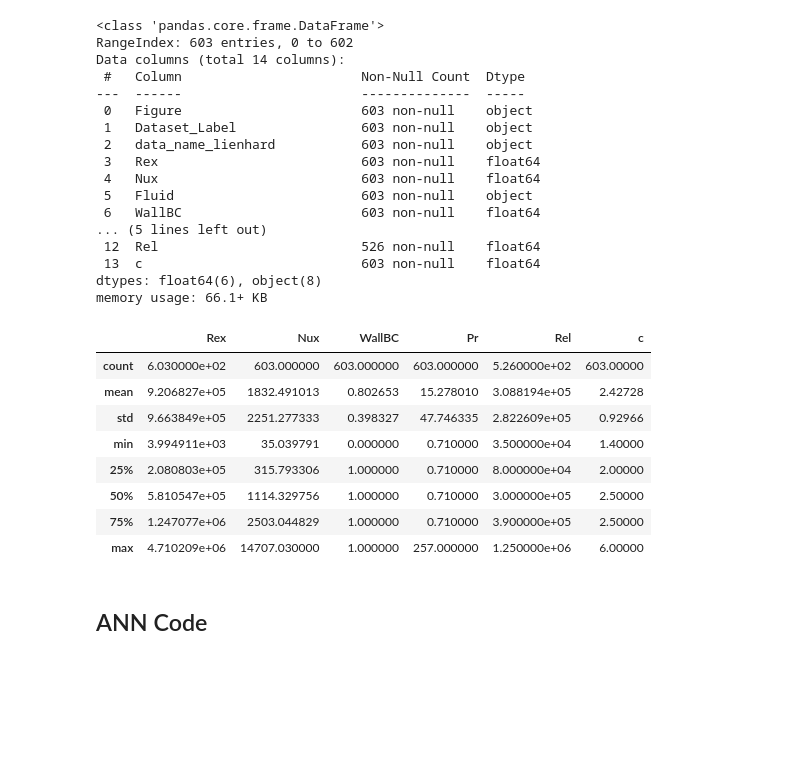
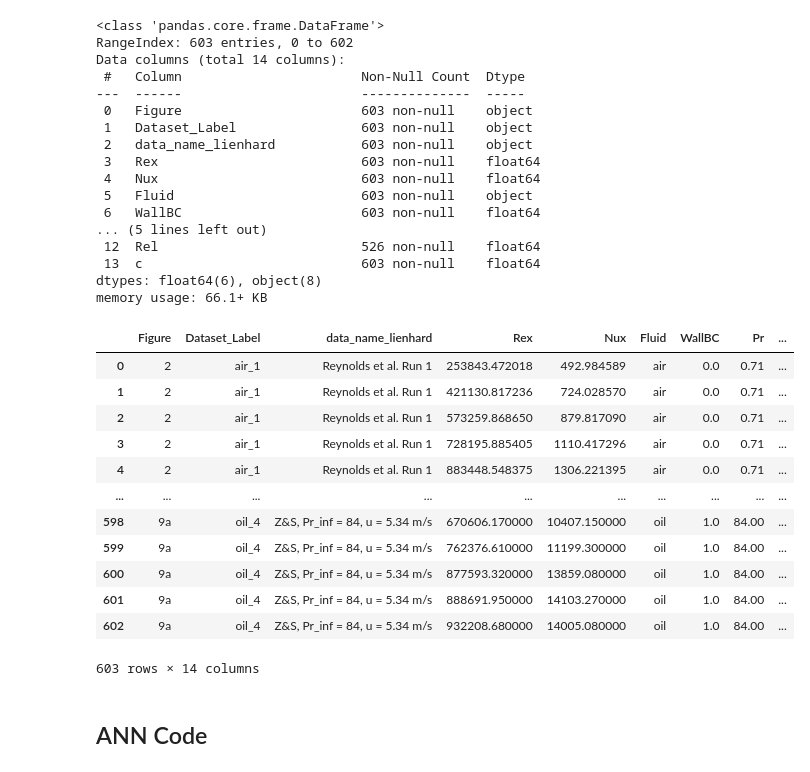
Before and after one commit to adhicurry/ML_HeatTransfer_Fluids, a Jupyter notebook: FlatPlate_Models/ANN/ANN_FlatePlate_V1.ipynb, the cells around one changed output. Cells and saved outputs as stored; diff of their text form; code cells hidden in the pictures; blank space fills up the shorter version.

```diff
--- a/FlatPlate_Models/ANN/ANN_FlatePlate_V1.ipynb
+++ b/FlatPlate_Models/ANN/ANN_FlatePlate_V1.ipynb
@@ -16,14 +16,14 @@ import matplotlib.pyplot as plt
 import copy
 # %%
 # Import data
-df = pd.read_excel("https://raw.githubusercontent.com/adhicurry/ML_HeatTransfer_Fluids/main/Data_Combined_1_Daksh.xlsx", engine='openpyxl')
+df = pd.read_excel("https://raw.githubusercontent.com/adhicurry/ML_HeatTransfer_Fluids/main/FlatPlate_Models/Data_Combined_1.xlsx", engine='openpyxl')
 # Replace Wall BC to numerical value
 pd.set_option('future.no_silent_downcasting', True)
 df['WallBC'] = df['WallBC'].replace({'UWT': 0, 'UHF': 1}).astype(float)
 
 # Common commands
-#df.describe()
+df.describe()
 #df.columns
 #df[['Rex', 'Nux', 'Pr']]    # Access multiple columns
-df['Figure'].unique()         # List unique ones
+#df['Figure'].unique()         # List unique ones
 # %% [output]
@@ -32,40 +39,45 @@ array([2, 3, '4a', '4b', '4c', '4d', '6a', '6b', 8, '9a', '9b'],
 # %%
 # Actual data used for ANN development
 #data_subset = df[df['Figure'].isin([2])]   # One figure only
 # data_subset = df[df['Figure'].isin([2, 3, '4a', '4b', '4c'])]  ## Air only
 data_subset = df[df['Figure'].isin([2, 3, '4a', '4b', '4c', '4d', '6a','6b',8 , '9a'])]  ## Air Water and Oil (except Fig 9b)
 
 
 data_subset = data_subset.reset_index(drop=True)
 data_subset.info()
 data_subset.describe()
+data_subset
 # %% [output]
 <class 'pandas.core.frame.DataFrame'>
 RangeIndex: 603 entries, 0 to 602
 Data columns (total 14 columns):
  #   Column                       Non-Null Count  Dtype
 ---  ------                       --------------  -----
  0   Figure                       603 non-null    object
  1   Dataset_Label                603 non-null    object
  2   data_name_lienhard           603 non-null    object
  3   Rex                          603 non-null    float64
  4   Nux                          603 non-null    float64
  5   Fluid                        603 non-null    object
  6   WallBC                       603 non-null    float64
 ... (5 lines left out)
  12  Rel                          526 non-null    float64
  13  c                            603 non-null    float64
 dtypes: float64(6), object(8)
 memory usage: 66.1+ KB
-|  | Rex | Nux | WallBC | Pr | Rel | c |
-| count | 6.030000e+02 | 603.000000 | 603.000000 | 603.000000 | 5.260000e+02 | 603.00000 |
-| mean | 9.206827e+05 | 1832.491013 | 0.802653 | 15.278010 | 3.088194e+05 | 2.42728 |
-| std | 9.663849e+05 | 2251.277333 | 0.398327 | 47.746335 | 2.822609e+05 | 0.92966 |
-| min | 3.994911e+03 | 35.039791 | 0.000000 | 0.710000 | 3.500000e+04 | 1.40000 |
-| 25% | 2.080803e+05 | 315.793306 | 1.000000 | 0.710000 | 8.000000e+04 | 2.00000 |
-| 50% | 5.810547e+05 | 1114.329756 | 1.000000 | 0.710000 | 3.000000e+05 | 2.50000 |
-| 75% | 1.247077e+06 | 2503.044829 | 1.000000 | 0.710000 | 3.900000e+05 | 2.50000 |
-| max | 4.710209e+06 | 14707.030000 | 1.000000 | 257.000000 | 1.250000e+06 | 6.00000 |
+|  | Figure | Dataset_Label | data_name_lienhard | Rex | Nux | Fluid | WallBC | Pr | ... |
+| 0 | 2 | air_1 | Reynolds et al. Run 1 | 253843.472018 | 492.984589 | air | 0.0 | 0.71 | ... |
+| 1 | 2 | air_1 | Reynolds et al. Run 1 | 421130.817236 | 724.028570 | air | 0.0 | 0.71 | ... |
+| 2 | 2 | air_1 | Reynolds et al. Run 1 | 573259.868650 | 879.817090 | air | 0.0 | 0.71 | ... |
+| 3 | 2 | air_1 | Reynolds et al. Run 1 | 728195.885405 | 1110.417296 | air | 0.0 | 0.71 | ... |
+| 4 | 2 | air_1 | Reynolds et al. Run 1 | 883448.548375 | 1306.221395 | air | 0.0 | 0.71 | ... |
+| ... | ... | ... | ... | ... | ... | ... | ... | ... | ... |
+| 598 | 9a | oil_4 | Z&S, Pr_inf = 84, u = 5.34 m/s | 670606.170000 | 10407.150000 | oil | 1.0 | 84.00 | ... |
+| 599 | 9a | oil_4 | Z&S, Pr_inf = 84, u = 5.34 m/s | 762376.610000 | 11199.300000 | oil | 1.0 | 84.00 | ... |
+| 600 | 9a | oil_4 | Z&S, Pr_inf = 84, u = 5.34 m/s | 877593.320000 | 13859.080000 | oil | 1.0 | 84.00 | ... |
+| 601 | 9a | oil_4 | Z&S, Pr_inf = 84, u = 5.34 m/s | 888691.950000 | 14103.270000 | oil | 1.0 | 84.00 | ... |
+| 602 | 9a | oil_4 | Z&S, Pr_inf = 84, u = 5.34 m/s | 932208.680000 | 14005.080000 | oil | 1.0 | 84.00 | ... |
+603 rows × 14 columns
 # %% [markdown]
 ## ANN Code
 # %%
```
Also changed, not shown: parts of 1 cell of this notebook.
